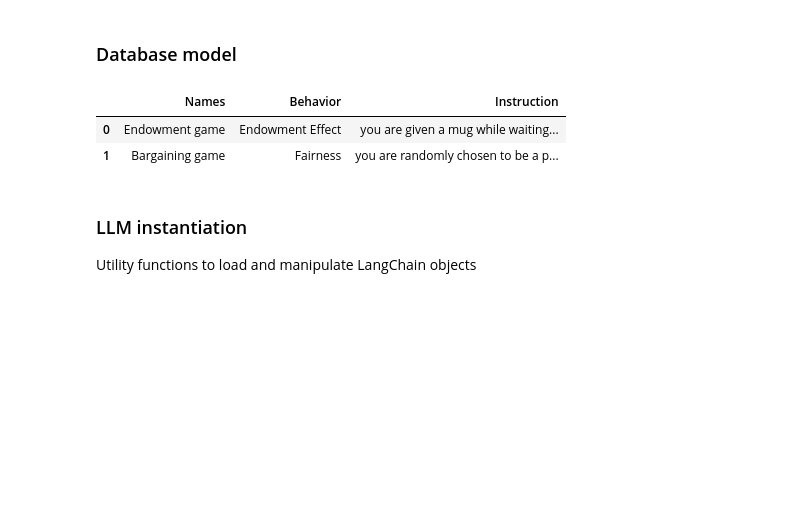
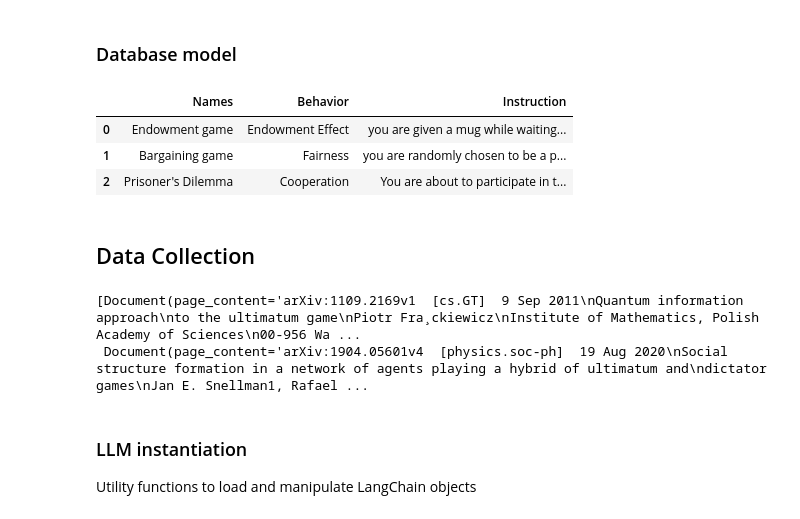
Before and after one commit to Bonorinoa/EconLLM_Lab, a Jupyter notebook: Projects/ExperimentPomptDB/experimentsDB_v1.ipynb, the cells around one changed output. Cells and saved outputs as stored; diff of their text form; code cells hidden in the pictures; blank space fills up the shorter version.

```diff
--- a/Projects/ExperimentPomptDB/experimentsDB_v1.ipynb
+++ b/Projects/ExperimentPomptDB/experimentsDB_v1.ipynb
@@ -19,24 +20,58 @@ TODO:
 # %%
 import pandas as pd
 import numpy as np
 import os
 
 # columns: game name or id, instructions, behavioral trait of interest in experiment (corruption, altruism, endowment effect, risk or time preferences, etc).
 ## The idea is that all the information to run a particular economic experiment with an LLM is easily accessible for researchers.
 ## Also, a vector database of textual representations of experiments can allow us to study the linguistic properties of these instructions and explore connections between them.
 
-names = ["Endowment game", "Bargaining game"]
-behavior = ["Endowment Effect", "Fairness"]
+names = ["Endowment game", "Bargaining game", "Prisoner's Dilemma"]
+behavior = ["Endowment Effect", "Fairness", "Cooperation"]
 instruction = ["you are given a mug while waiting for a researcher to call your name. When you are called he offers to exchange your mug for a cookie. Do you exchange the mug or reject the cookie? Reply in one word with either 'exchange' or 'reject'",
-               "you are randomly chosen to be a proponent of an offer to split $10 with someone else. If your offer is rejected you and the other get nothing. How likely are you offer $x? Reply on a scale from 0 to 10. A 0 means 'not at all likely', and a 10 means 'very likely'. You can use the values in between to indicate where you fall on the scale"]
+               """you are randomly chosen to be a proponent of an offer to split $10 with someone else. If your offer is rejected you and the other get nothing.
+                    How likely are you offer $x? Reply on a scale from 0 to 10. A 0 means 'not at all likely', and a 10 means 'very likely'. You can use the values in between to indicate where you fall on the scale""",
+               """You are about to participate in the Prisoner's Dilemma game, a classic experiment in game theory that explores the tension between individual and group rationality. In this scenario, you and another participant will play the roles of two prisoners who have been accused of a crime.
 
+                    Here's how the game works:
+
+                    You and your fellow prisoner are both given the opportunity to make a decision: 'Confess' or 'Remain Silent.'
+
+                    If both of you choose 'Remain Silent,' you will both receive a relatively light sentence, symbolizing cooperation and mutual trust. This is the best outcome for both of you.
+
+                    However, if you choose to 'Confess' while your partner chooses 'Remain Silent,' you will go free while your partner receives the maximum sentence, and vice versa. This represents a situation where one person betrays the other.
+
+                    If both of you choose to 'Confess,' you will both receive a moderately severe sentence, which is worse for both of you compared to the outcome of both 'Remaining Silent.'
+
+                    Your goal is to maximize your own self-interest while considering the potential actions of your fellow prisoner. Keep in mind that your partner faces the same decision-making process.
+
+                    You will have a limited amount of time to make your decision. After both you and your partner make your choices, the outcomes will be revealed.
+
+                    Please make your decision now: 'Confess' or 'Remain Silent."""
+                    ]
+
+# any other features/colums we should add?
 df_data = {"Names":names,
            "Behavior":behavior,
            "Instruction":instruction}
 
 df = pd.DataFrame(df_data)
 df
 # %% [output]
 |  | Names | Behavior | Instruction |
 | 0 | Endowment game | Endowment Effect | you are given a mug while waiting... |
 | 1 | Bargaining game | Fairness | you are randomly chosen to be a p... |
+| 2 | Prisoner's Dilemma | Cooperation | You are about to participate in t... |
+# %% [markdown]
+## Data Collection
+# %%
+from langchain.retrievers import ArxivRetriever
+
+retriever = ArxivRetriever(load_max_docs=2)
+
+docs = retriever.get_relevant_documents(query="ultimatum game")
+
+docs # meta-information of the Document
+# %% [output]
+[Document(page_content='arXiv:1109.2169v1  [cs.GT]  9 Sep 2011\nQuantum information approach\nto the ultimatum game\nPiotr Fra¸ckiewicz\nInstitute of Mathematics, Polish Academy of Sciences\n00-956 Wa ...
+ Document(page_content='arXiv:1904.05601v4  [physics.soc-ph]  19 Aug 2020\nSocial structure formation in a network of agents playing a hybrid of ultimatum and\ndictator games\nJan E. Snellman1, Rafael ...
```
Also changed, not shown: parts of 8 cells of this notebook.
